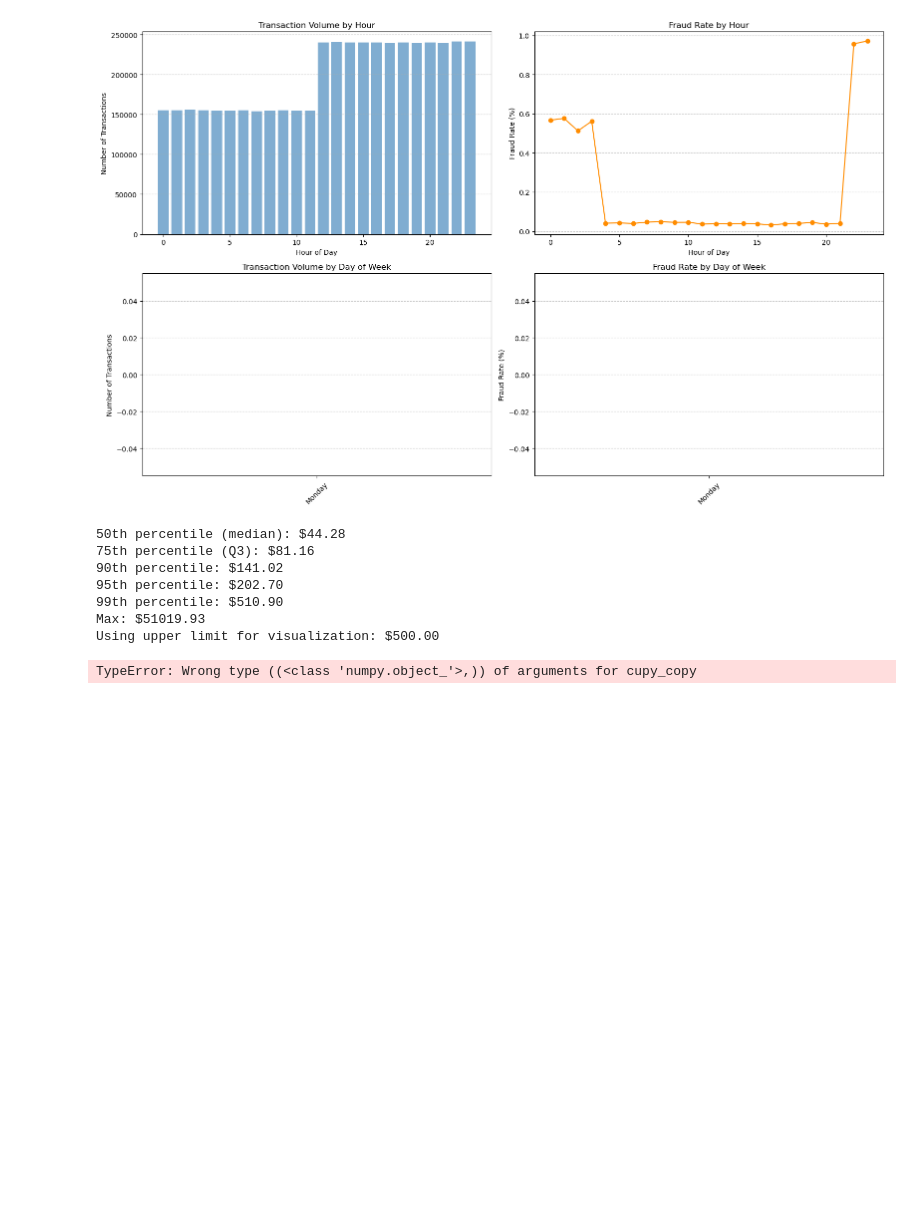
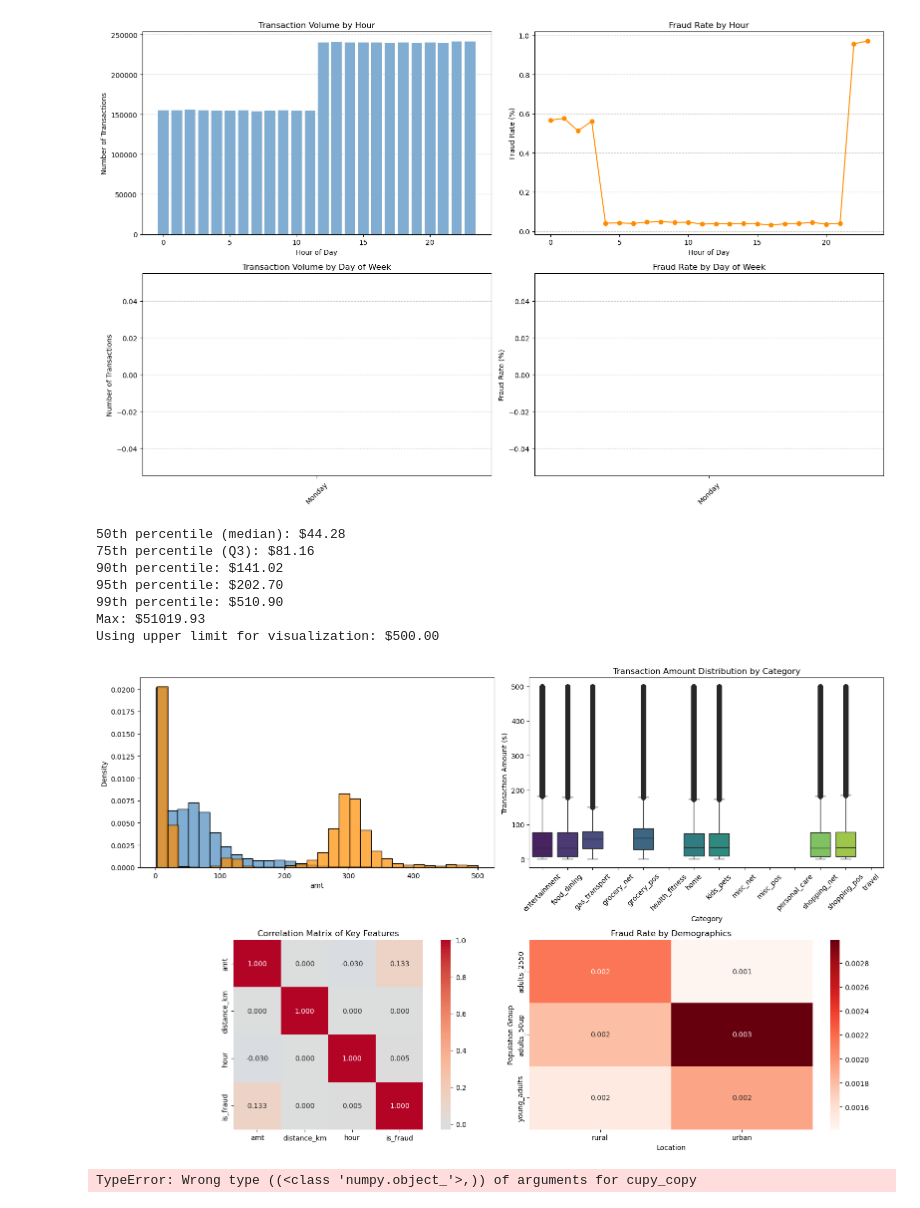
Before and after one commit to lcabrp/card_transactions_analysis, a Jupyter notebook: 02_analysis.ipynb, the cells around one changed output. Drawn from its saved outputs; the diff is of its cells as text; code cells hidden in the pictures; blank space fills up the shorter version.

Commit message:
Fixing cudf errors

```diff
--- a/02_analysis.ipynb
+++ b/02_analysis.ipynb
@@ -522,5 +522,91 @@ print(f"Using upper limit for visualization: ${upper_limit:.2f}")
 99th percentile: $510.90
 Max: $51019.93
 Using upper limit for visualization: $500.00
+# %%
+
+def to_plain_pandas(df, cols):
+    sub = df[cols]
+    if hasattr(sub, "to_arrow"):
+        return sub.to_arrow().to_pandas()
+    try:
+        from pandas.api.interchange import from_dataframe
+        return from_dataframe(sub)
+    except Exception:
+        pass
+    return pd.DataFrame({c: [v for v in sub[c]] for c in cols})
+# %%
+# This cell works with CUDA(finally!)
+import numpy as np
+import pandas as pd
+
+# Create the figure/axes in this cell so we control what gets displayed
+fig, axes = plt.subplots(2, 2, figsize=(16, 10))
+
+# 1) Transaction amount distribution by fraud status
+base_pd = to_plain_pandas(transactions_df, ['amt', 'is_fraud'])
+fraud_data_limited = base_pd.loc[base_pd['is_fraud'] == 1, 'amt']
+legit_data_limited = base_pd.loc[base_pd['is_fraud'] == 0, 'amt']
+
+sns.histplot(
+    legit_data_limited[legit_data_limited <= upper_limit],
+    bins=30, alpha=0.7, color=color_blue, label='Legitimate',
+    ax=axes[0,0], stat='density'
+)
+sns.histplot(
+    fraud_data_limited[fraud_data_limited <= upper_limit],
+    bins=30, alpha=0.7, color=color_orange, label='Fraudulent',
+    ax=axes[0,0], stat='density'
+)
+
+# 2) Box plot of transaction amounts by top categories
+cat_pd = to_plain_pandas(transactions_df, ['category', 'amt'])
+top_categories = cat_pd['category'].value_counts().head(8).index
+cat_pd_lim = cat_pd[
+    cat_pd['category'].isin(top_categories) & (cat_pd['amt'] <= upper_limit)
+]
+
+sns.boxplot(
+    data=cat_pd_lim, x='category', y='amt', hue='category',
+    ax=axes[0,1], palette='viridis'
+)
+axes[0,1].set_title('Transaction Amount Distribution by Category')
+axes[0,1].set_xlabel('Category')
+axes[0,1].set_ylabel('Transaction Amount ($)')
+axes[0,1].tick_params(axis='x', rotation=45)
+
+# 3) Correlation heatmap of numerical features (force numeric + NumPy array)
+numerical_cols = ['amt', 'distance_km', 'hour', 'is_fraud']
+num_pd = to_plain_pandas(transactions_df, numerical_cols).copy()
+num_pd[['amt', 'distance_km', 'hour']] = num_pd[['amt', 'distance_km', 'hour']].apply(pd.to_numeric, errors='coerce')
+num_pd['is_fraud'] = num_pd['is_fraud'].astype('float64')
+corr = num_pd.corr(numeric_only=True)
+
+sns.heatmap(
+    corr.to_numpy(dtype=float, copy=True),
+    annot=True, cmap='coolwarm', center=0, fmt='.3f', square=True,
+    ax=axes[1,0], xticklabels=corr.columns, yticklabels=corr.index
+)
+axes[1,0].set_title('Correlation Matrix of Key Features')
+
+# 4) Fraud rate by population group and location (use NumPy array to avoid proxies)
+demo_pd = to_plain_pandas(transactions_df, ['pop_group', 'location', 'is_fraud'])
+fraud_pivot = (
+    demo_pd.groupby(['pop_group', 'location'], observed=True)['is_fraud']
+    .mean().unstack(fill_value=0.0)
+)
+
+arr_fp = fraud_pivot.to_numpy(dtype=float, copy=True)
+sns.heatmap(
+    arr_fp, annot=True, fmt='.3f', cmap='Reds', ax=axes[1,1],
+    xticklabels=fraud_pivot.columns, yticklabels=fraud_pivot.index
+)
+axes[1,1].set_title('Fraud Rate by Demographics')
+axes[1,1].set_xlabel('Location')
+axes[1,1].set_ylabel('Population Group')
+
+plt.tight_layout()
+plt.show()
+# %% [output]
+[figure, added]
 # %%
 
```
Also changed, not shown: parts of 1 cell of this notebook.
